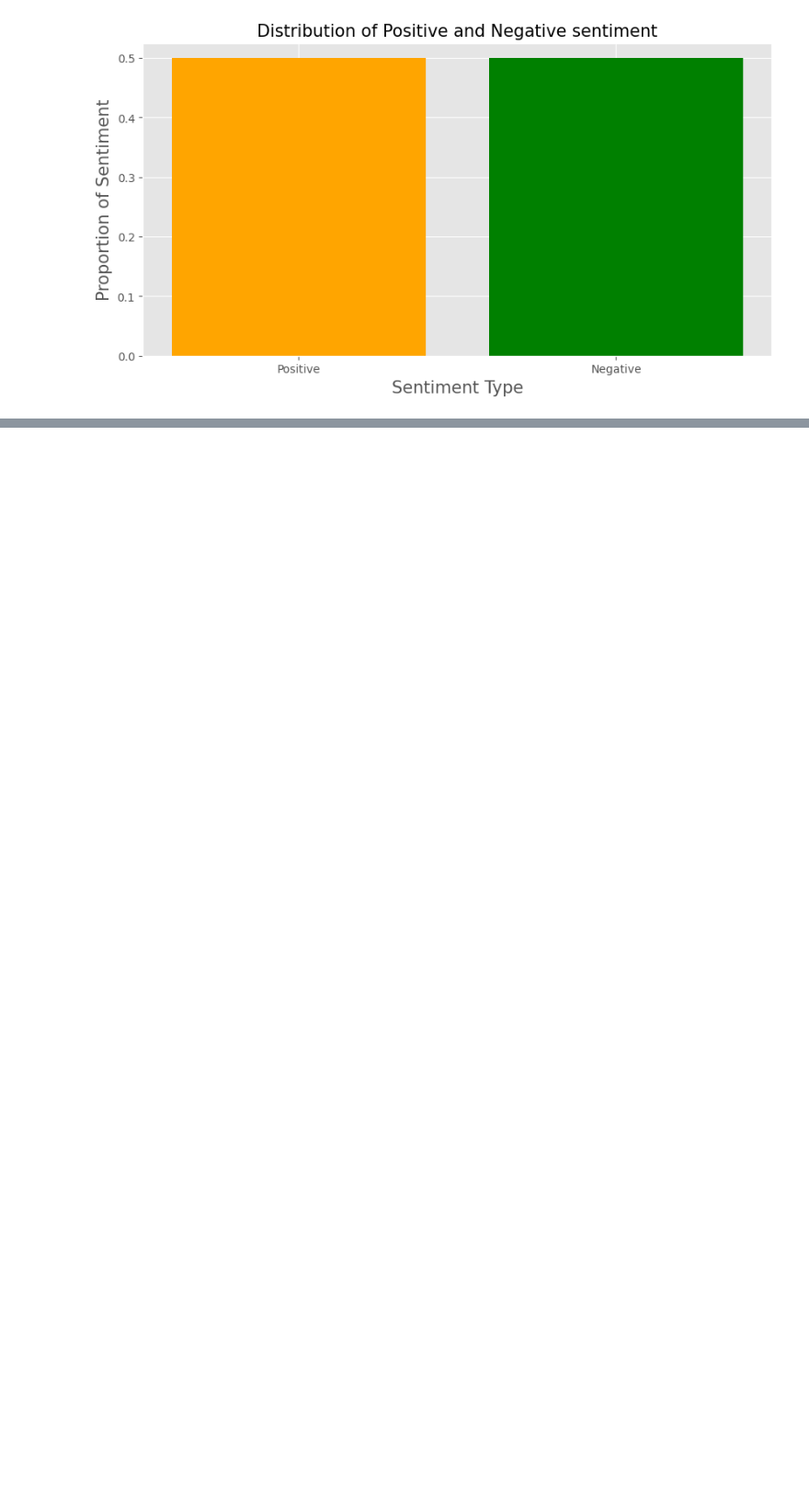
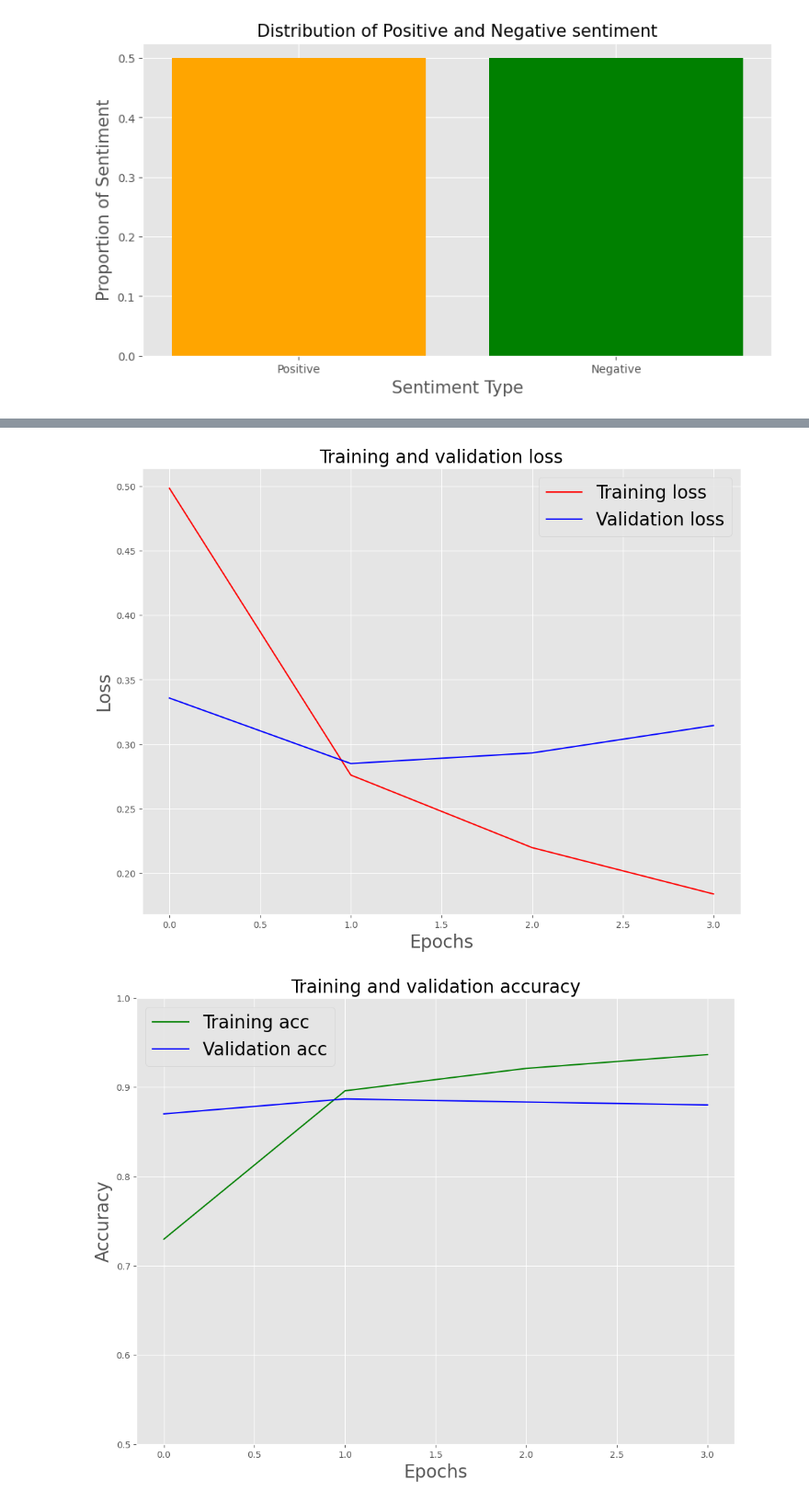
Before and after one commit to Antonindooo/Lab3_RNN_NLP_MOUTON_MORIN_DOAT, a Jupyter notebook: RNN_MovieReview.ipynb, the cells around one changed output, grey strips where cells are left out. Shown at 92% size. Drawn from its saved outputs; the diff is of its cells as text; code cells hidden in the pictures; blank space fills up the shorter version.

Commit message:
ajout evaluation model

```diff
--- a/RNN_MovieReview.ipynb
+++ b/RNN_MovieReview.ipynb
@@ -154 +183,5 @@ Model: "sequential_4"
  Non-trainable params: 0 (0.00 B)
+# %%
+# Convertir en binaire
+y_train = np.array([1 if label == 'positive' else 0 for label in y_train], dtype=np.float32)
+y_test  = np.array([1 if label == 'positive' else 0 for label in y_test], dtype=np.float32)
@@ -154,0 +190,7 @@ Model: "sequential_4"
+# %%
+early_stop = tf.keras.callbacks.EarlyStopping(monitor='val_loss', patience=2, restore_best_weights=True)
+model.compile(loss=tf.keras.losses.BinaryCrossentropy(from_logits=True),
+              optimizer=tf.keras.optimizers.Adam(1e-4),
+              metrics=['accuracy'])
+
+history = model.fit(X_train, y_train, epochs=10,validation_split=0.1, batch_size=32, shuffle=True, callbacks=[early_stop])
@@ -154,0 +206,30 @@ Model: "sequential_4"
+# %%
+history_dict = history.history
+
+acc = history_dict['accuracy']
+val_acc = history_dict['val_accuracy']
+loss = history_dict['loss']
+val_loss = history_dict['val_loss']
+epochs = history.epoch
+
+plt.figure(figsize=(12,9))
+plt.plot(epochs, loss, 'r', label='Training loss')
+plt.plot(epochs, val_loss, 'b', label='Validation loss')
+plt.title('Training and validation loss', size=20)
+plt.xlabel('Epochs', size=20)
+plt.ylabel('Loss', size=20)
+plt.legend(prop={'size': 20})
+plt.show()
+
+plt.figure(figsize=(12,9))
+plt.plot(epochs, acc, 'g', label='Training acc')
+plt.plot(epochs, val_acc, 'b', label='Validation acc')
+plt.title('Training and validation accuracy', size=20)
+plt.xlabel('Epochs', size=20)
+plt.ylabel('Accuracy', size=20)
+plt.legend(prop={'size': 20})
+plt.ylim((0.5,1))
+plt.show()
+# %% [output]
+[figure, added]
+[figure, added]
```
Also changed, not shown: parts of 22 cells of this notebook.
